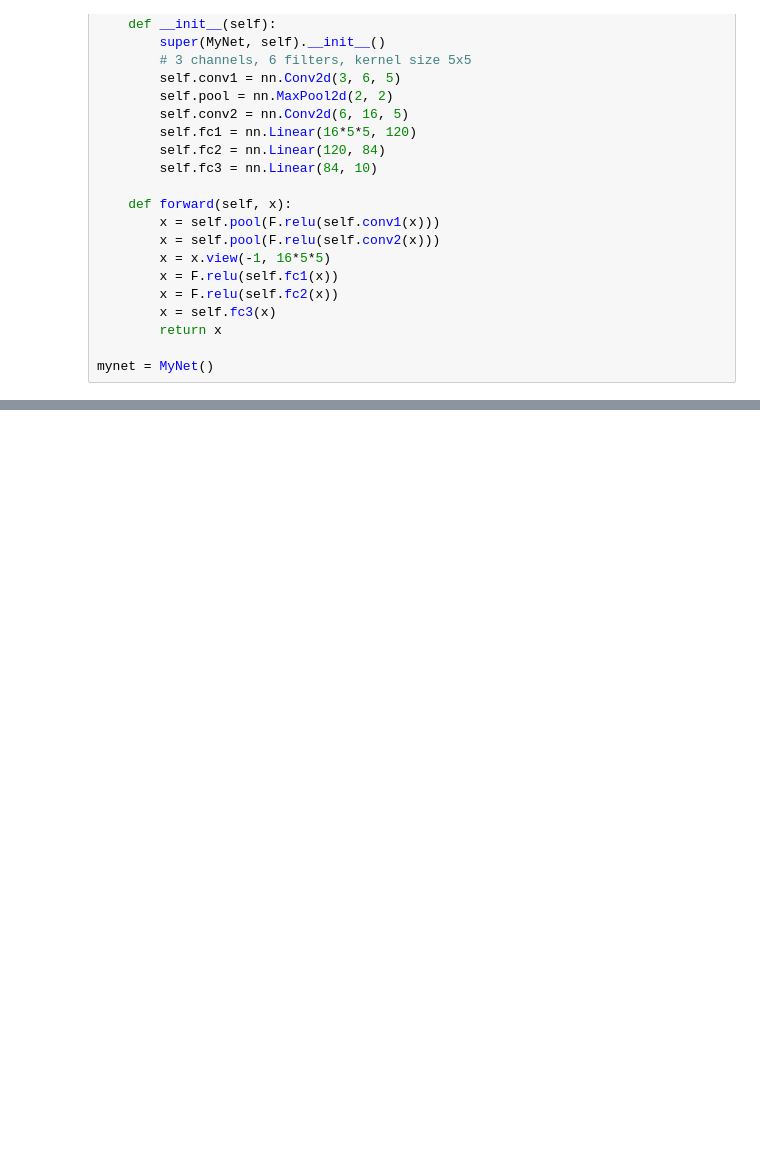
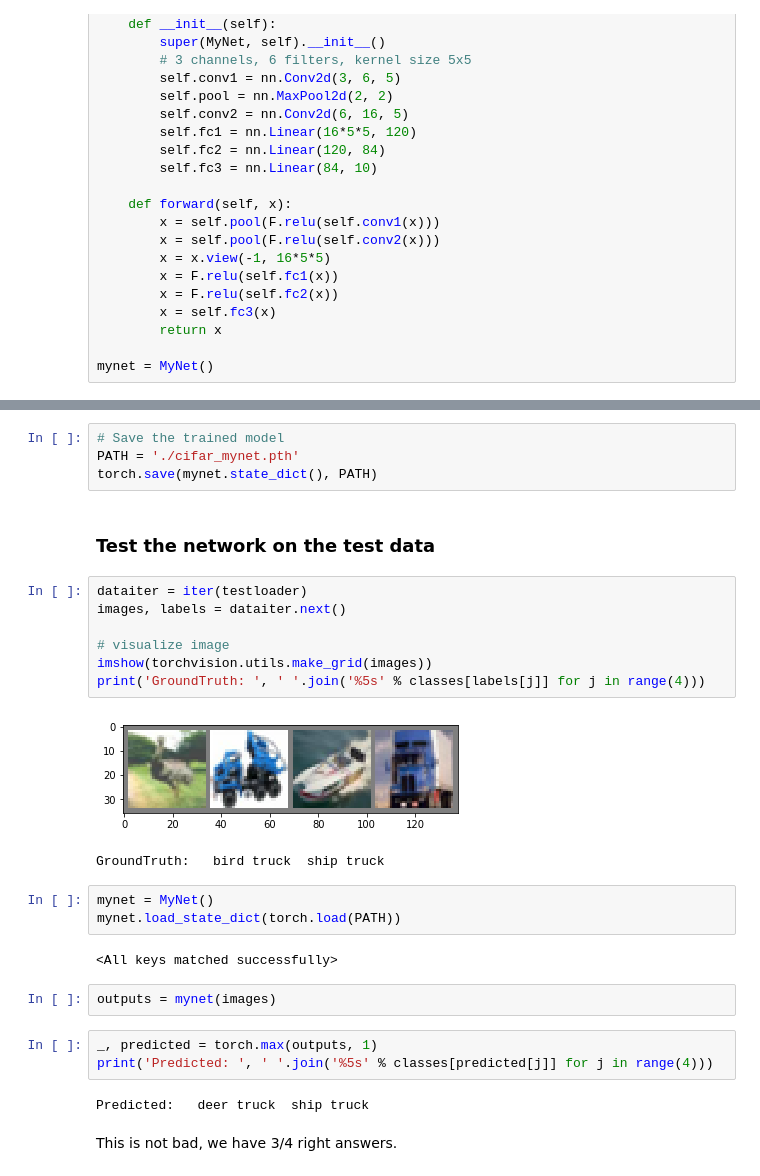
Before and after one commit to nxhuy-github/py-torch-training, a Jupyter notebook: torch-training.ipynb, the cells around one changed output, grey strips where cells are left out. Cells and saved outputs as stored; diff of their text form; blank space fills up the shorter version.

Commit message:
training and testing the model

```diff
--- a/torch-training.ipynb
+++ b/torch-training.ipynb
@@ -72,0 +116,30 @@ mynet = MyNet()
+# %%
+# Save the trained model
+PATH = './cifar_mynet.pth'
+torch.save(mynet.state_dict(), PATH)
+# %% [markdown]
+### Test the network on the test data
+# %%
+dataiter = iter(testloader)
+images, labels = dataiter.next()
+
+# visualize image
+imshow(torchvision.utils.make_grid(images))
+print('GroundTruth: ', ' '.join('%5s' % classes[labels[j]] for j in range(4)))
+# %% [output]
+[figure, added]
+GroundTruth:   bird truck  ship truck
+# %%
+mynet = MyNet()
+mynet.load_state_dict(torch.load(PATH))
+# %% [output]
+<All keys matched successfully>
+# %%
+outputs = mynet(images)
+# %%
+_, predicted = torch.max(outputs, 1)
+print('Predicted: ', ' '.join('%5s' % classes[predicted[j]] for j in range(4)))
+# %% [output]
+Predicted:   deer truck  ship truck
+# %% [markdown]
+This is not bad, we have 3/4 right answers.
```
Also changed, not shown: parts of 7 cells of this notebook.
